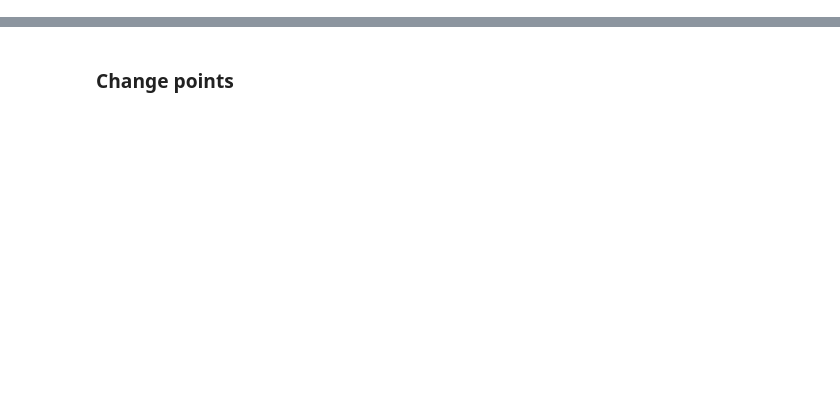
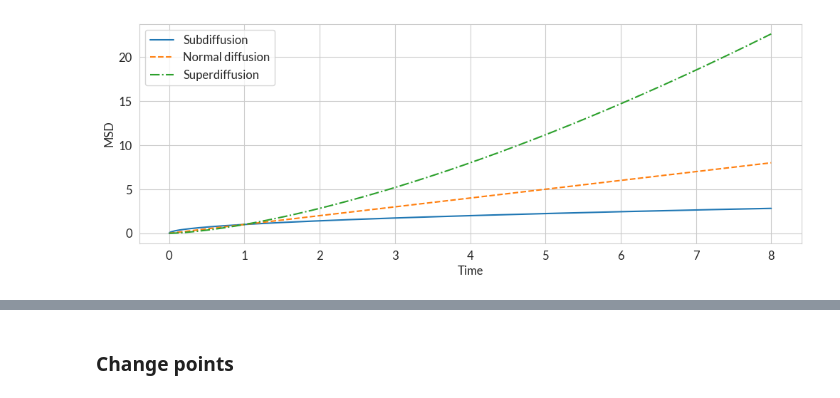
Before and after one commit to Manik2000/Masters-thesis, a Jupyter notebook: notebooks/data_showcase.ipynb, the cells around one changed output, grey strips where cells are left out. Saved outputs shown, nothing was run; the diff lists cells and outputs as text; code cells hidden in the pictures; blank space fills up the shorter version.

```diff
--- a/notebooks/data_showcase.ipynb
+++ b/notebooks/data_showcase.ipynb
@@ -19,3 +20,27 @@ rcParams["font.sans-serif"] = "Lato"
+# %%
+# draw sub, normal and superdiffusion MSD
+
+t = np.linspace(0, 8, 1000)
+alphas = [0.5, 1.0, 1.5]
+colors = ["#1f77b4", "#ff7f0e", "#2ca02c"]
+labels = ["Subdiffusion", "Normal diffusion", "Superdiffusion"]
+linestyles = ["-", "--", "-."]
+
+def msd(t, alpha):
+    return t ** alpha
+
+fig, ax = plt.subplots(figsize=(12, 4))
+
+for idx, (alpha, color) in enumerate(zip(alphas, colors)):
+    ax.plot(t, msd(t, alpha), label=labels[idx], color=color, linestyle=linestyles[idx])
+
+ax.set_xlabel("Time")
+ax.set_ylabel("MSD")
+ax.legend()
+
+plt.savefig("../figures/diff.pdf")
+# %% [output]
+[figure, added]
 # %%
 T = 150
 
```
Also changed, not shown: parts of 5 cells of this notebook, 10 other files.
